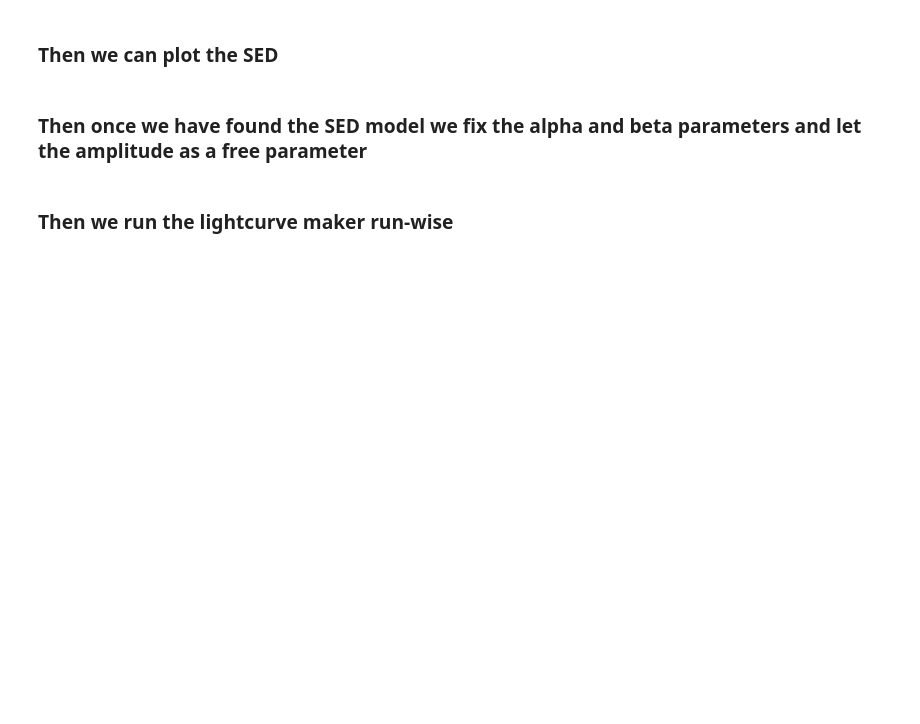
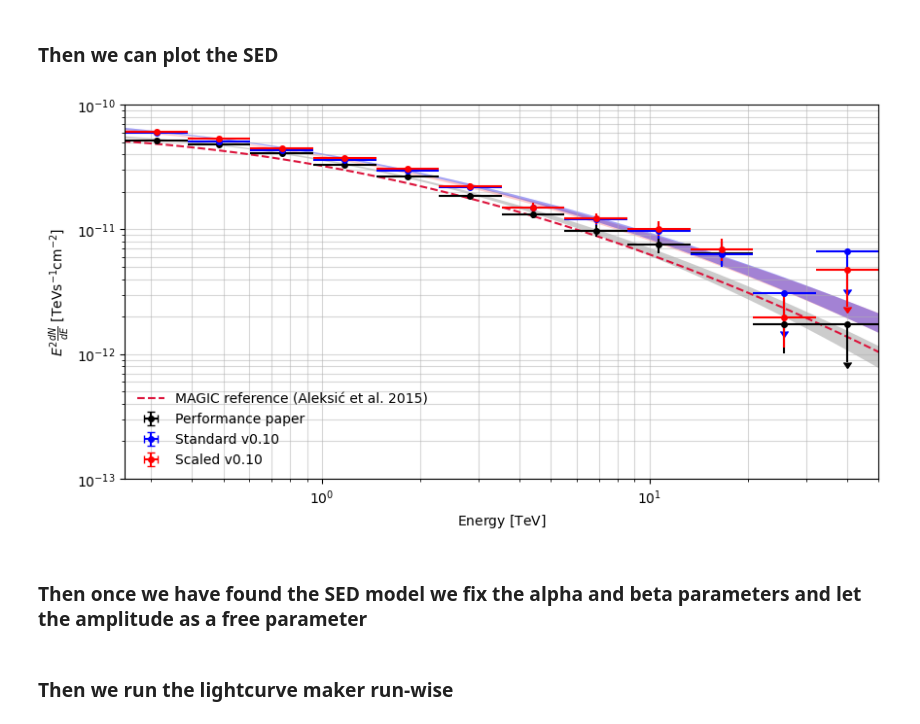
Before and after one commit to juanjq/cherenkov_transparency_corrections, a Jupyter notebook: high_level_analysis/dl3_gammapy_analysis_3examples.ipynb, the cells around one changed output. Drawn from its saved outputs; the diff is of its cells as text; code cells hidden in the pictures; blank space fills up the shorter version.

```diff
--- a/high_level_analysis/dl3_gammapy_analysis_3examples.ipynb
+++ b/high_level_analysis/dl3_gammapy_analysis_3examples.ipynb
@@ -395,36 +443,38 @@ crab_magic_100 = create_crab_spectral_model("magic_lp")
 
 
 fig, ax = plt.subplots(figsize=(10,5))
 
 best_fit_model_paper.spectral_model.plot_error(
     ax=ax, facecolor="k", alpha=0.2, **plot_kwargs,
 )
 best_fit_model.spectral_model.plot_error(
     ax=ax, facecolor="r", alpha=0.2, **plot_kwargs
 )
 best_fit_model_s.spectral_model.plot_error(
     ax=ax, facecolor="b", alpha=0.2, **plot_kwargs
 )
 best_fit_model_s.spectral_model.plot_error(
     ax=ax, facecolor="mediumblue", alpha=0.2, **plot_kwargs
 )
 
 crab_magic_100.plot(
     ax=ax, ls="--", lw=1.5, color="crimson", label="MAGIC reference (Aleksić et al. 2015)", **plot_kwargs
 )
 
-flux_points_paper.plot(sed_type="e2dnde", color="k", label="Flux points performance paper")
-flux_points.plot(sed_type="e2dnde", color="r", label="Flux points original data")
-flux_points_s.plot(sed_type="e2dnde", color="b", marker="o", label="Flux points scaled data")
+flux_points_paper.plot(sed_type="e2dnde", color="k", label="Performance paper")
+flux_points.plot(sed_type="e2dnde", color="b", label="Standard v0.10")
+flux_points_s.plot(sed_type="e2dnde", color="r", marker="o", label="Scaled v0.10")
 # flux_points_s.plot_ts_profiles(sed_type="e2dnde", cmap=cmap)
 
 ax.legend(loc=3, frameon=False)
 ax.set_ylim([1e-13, 1e-10])
 ax.grid(which="both", alpha=0.5)
 ax.set_ylabel("$E^2\\frac{dN}{dE}$ [TeVs${}^{-1}$cm${}^{-2}$]")
 
 plt.savefig(f"plots/total.png", bbox_inches="tight", dpi=400)
 plt.show()
+# %% [output]
+[figure, added]
 # %% [markdown]
 ### Then once we have found the SED model we fix the alpha and beta parameters and let the amplitude as a free parameter
 # %%
```
Also changed, not shown: parts of 9 cells of this notebook.
